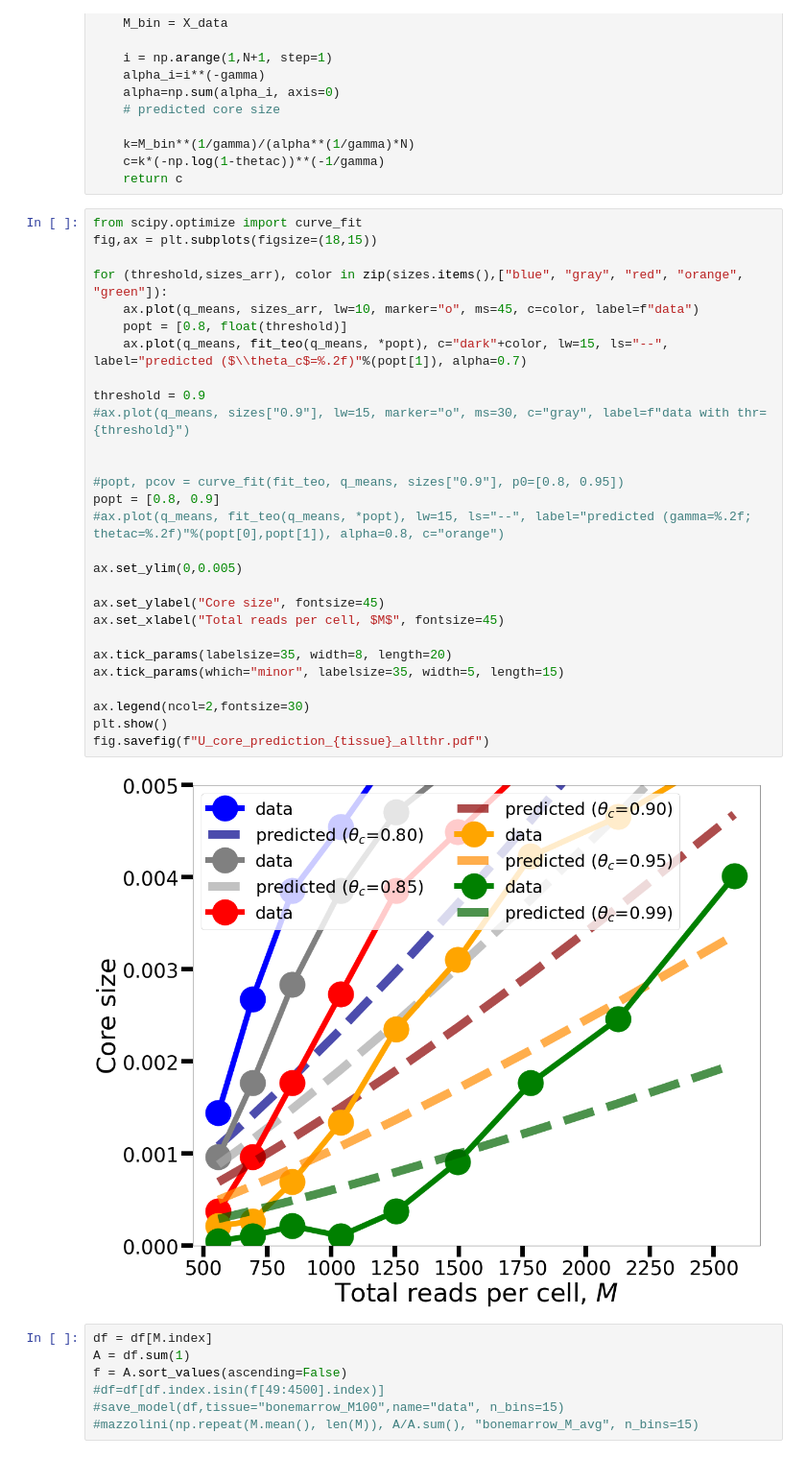
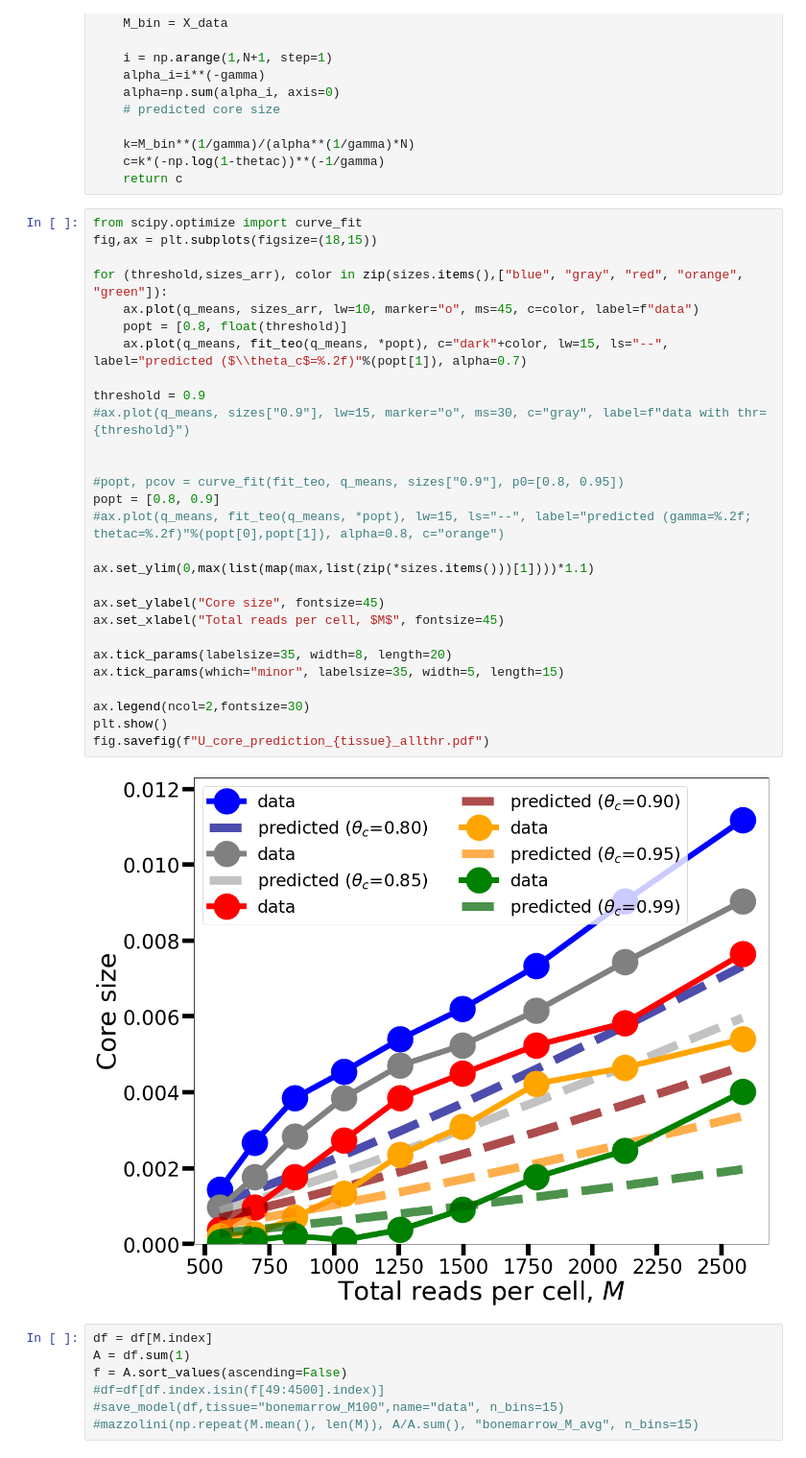
Before and after one commit to SilviaLazzardi/Emergent_Laws_in_scRNA-seq_Data, a Jupyter notebook: MouseCellAtlas/Mouse_Cell_Atlas_Data_Analysis.ipynb, the cells around one changed output. Shown at 96% size. Cells and saved outputs as stored; diff of their text form.

```diff
--- a/MouseCellAtlas/Mouse_Cell_Atlas_Data_Analysis.ipynb
+++ b/MouseCellAtlas/Mouse_Cell_Atlas_Data_Analysis.ipynb
@@ -788,33 +788,33 @@ def fit_teo(X_data, gamma, thetac, N=df.dropna(how="all", axis=1).shape[0]):
 # %%
 from scipy.optimize import curve_fit
 fig,ax = plt.subplots(figsize=(18,15))
 
 for (threshold,sizes_arr), color in zip(sizes.items(),["blue", "gray", "red", "orange", "green"]):
     ax.plot(q_means, sizes_arr, lw=10, marker="o", ms=45, c=color, label=f"data")
     popt = [0.8, float(threshold)]
     ax.plot(q_means, fit_teo(q_means, *popt), c="dark"+color, lw=15, ls="--", label="predicted ($\\theta_c$=%.2f)"%(popt[1]), alpha=0.7)
 
 threshold = 0.9
 #ax.plot(q_means, sizes["0.9"], lw=15, marker="o", ms=30, c="gray", label=f"data with thr={threshold}")
 
 
 #popt, pcov = curve_fit(fit_teo, q_means, sizes["0.9"], p0=[0.8, 0.95])
 popt = [0.8, 0.9]
 #ax.plot(q_means, fit_teo(q_means, *popt), lw=15, ls="--", label="predicted (gamma=%.2f; thetac=%.2f)"%(popt[0],popt[1]), alpha=0.8, c="orange")
 
-ax.set_ylim(0,0.005)
+ax.set_ylim(0,max(list(map(max,list(zip(*sizes.items()))[1])))*1.1)
 
 ax.set_ylabel("Core size", fontsize=45)
 ax.set_xlabel("Total reads per cell, $M$", fontsize=45)
 
 ax.tick_params(labelsize=35, width=8, length=20)
 ax.tick_params(which="minor", labelsize=35, width=5, length=15)
 
 ax.legend(ncol=2,fontsize=30)
 plt.show()
 fig.savefig(f"U_core_prediction_{tissue}_allthr.pdf")
 # %% [output]
-[figure, old version]
+[figure, new version]
 # %%
 df = df[M.index]
 A = df.sum(1)
```
Also changed, not shown: parts of 6 cells of this notebook.
